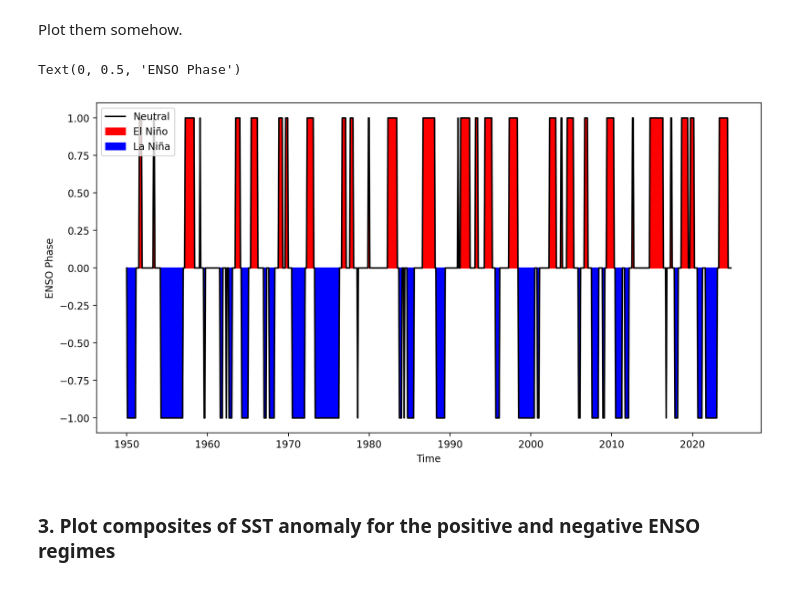
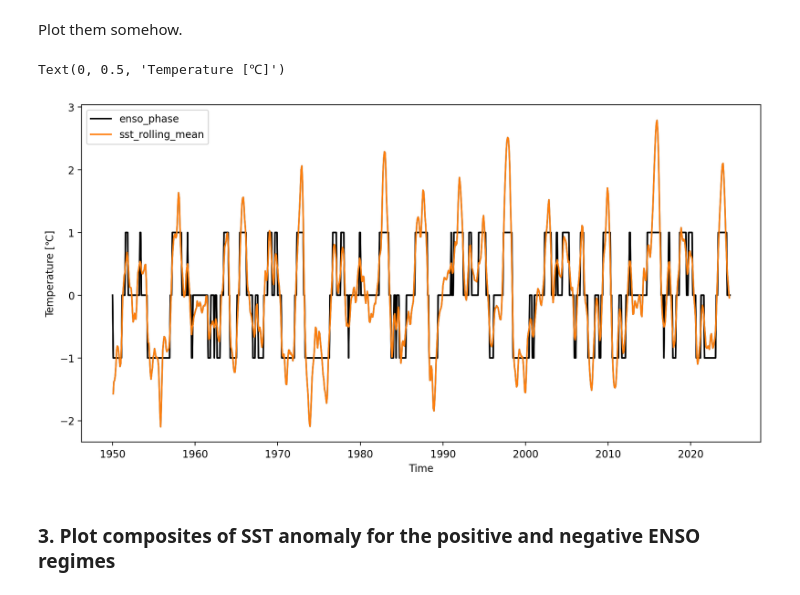
Before and after one commit to AryaAvery/rces-assignments, a Jupyter notebook: assignment8.ipynb, the cells around one changed output. Drawn from its saved outputs; the diff is of its cells as text; code cells hidden in the pictures.

```diff
--- a/assignment8.ipynb
+++ b/assignment8.ipynb
@@ -95,18 +97,23 @@ enso_phase = xr.DataArray(
 enso_phase = xr.where(sst_rolling_mean >= warm_threshold, 1, xr.where(sst_rolling_mean <= cold_threshold, -1, 0))
 # %% [markdown]
 Plot them somehow.
-# %%
-plt.plot(enso_phase.time, enso_phase, 'k', label='Neutral')
-
-plt.fill_between(enso_phase.time, enso_phase, where=(enso_phase == 1), color='red', label='El Niño')
-plt.fill_between(enso_phase.time, enso_phase, where=(enso_phase == -1), color='blue', label='La Niña')
-
-plt.legend()
-plt.xlabel('Time')
-plt.ylabel('ENSO Phase')
-# %% [output]
-Text(0, 0.5, 'ENSO Phase')
-[figure, removed]
+# %%
+plt.plot(enso_phase.time, enso_phase, 'k')
+plt.plot(sst_rolling_mean.time, sst_rolling_mean)
+
+plt.legend()
+plt.xlabel('Time')
+plt.ylabel('Temperature [℃]')
+
+plt.plot(enso_phase.time, enso_phase, 'k', label='enso_phase')
+plt.plot(sst_rolling_mean.time, sst_rolling_mean, label='sst_rolling_mean')
+
+plt.legend()
+plt.xlabel('Time')
+plt.ylabel('Temperature [℃]')
+# %% [output]
+Text(0, 0.5, 'Temperature [℃]')
+[figure, added]
 # %% [markdown]
 ### 3. Plot composites of SST anomaly for the positive and negative ENSO regimes
 # %% [markdown]
```
Also changed, not shown: parts of 1 cell of this notebook.
